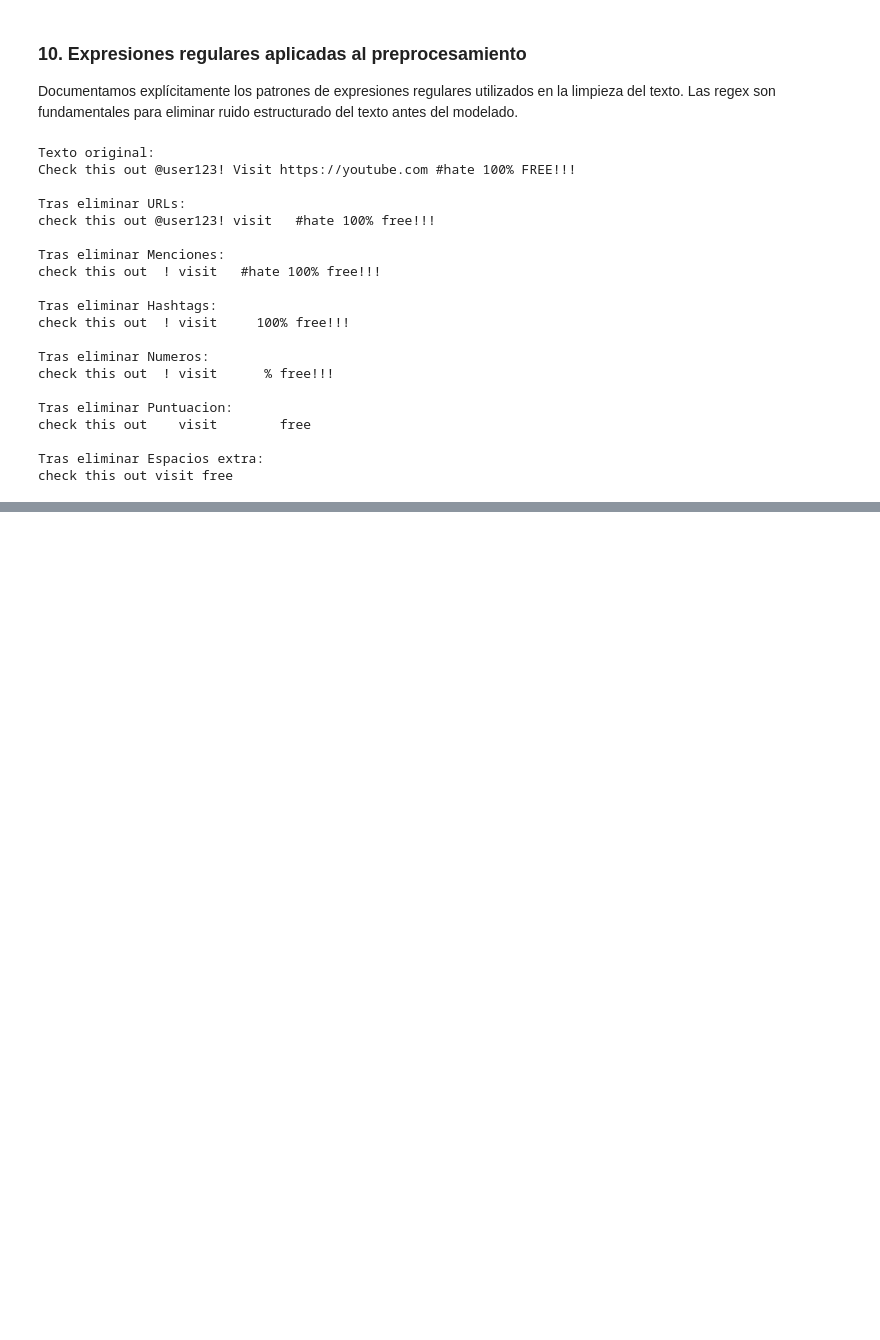
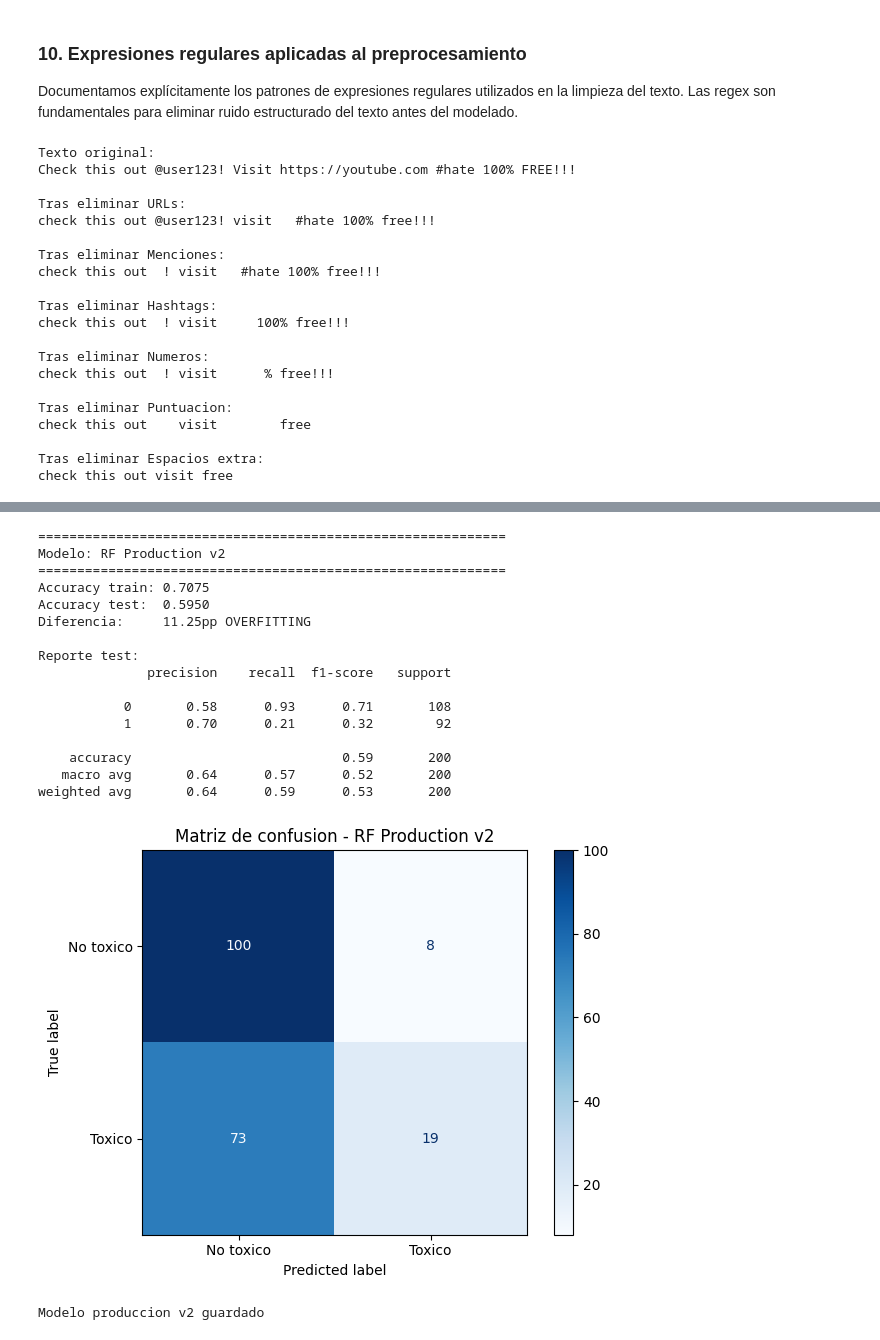
Before and after one commit to Bootcamp-IA-P6/p9e5, a Jupyter notebook: notebooks/03_modeling.ipynb, the cells around one changed output, grey strips where cells are left out. Drawn from its saved outputs; the diff is of its cells as text; code cells hidden in the pictures; blank space fills up the shorter version.

```diff
--- a/notebooks/03_modeling.ipynb
+++ b/notebooks/03_modeling.ipynb
@@ -730,0 +783,34 @@ check this out visit free
+# %%
+rf_production = RandomForestClassifier(
+    max_depth=8,
+    min_samples_leaf=8,
+    n_estimators=100,
+    max_features='log2',
+    random_state=42
+)
+
+rf_production.fit(X_train_simple, y_train)
+results.append(evaluate_model(rf_production, X_train_simple, X_test_simple, y_train, y_test, 'RF Production v2'))
+
+joblib.dump(rf_production, '../src/model.joblib')
+joblib.dump(vectorizer_simple, '../src/vectorizer.joblib')
+print("Modelo produccion v2 guardado")
+# %% [output]
+============================================================
+Modelo: RF Production v2
+============================================================
+Accuracy train: 0.7075
+Accuracy test:  0.5950
+Diferencia:     11.25pp OVERFITTING
+
+Reporte test:
+              precision    recall  f1-score   support
+
+           0       0.58      0.93      0.71       108
+           1       0.70      0.21      0.32        92
+
+    accuracy                           0.59       200
+   macro avg       0.64      0.57      0.52       200
+weighted avg       0.64      0.59      0.53       200
+[figure, added]
+Modelo produccion v2 guardado
```
Also changed, not shown: parts of 13 cells of this notebook, 2 other files.
